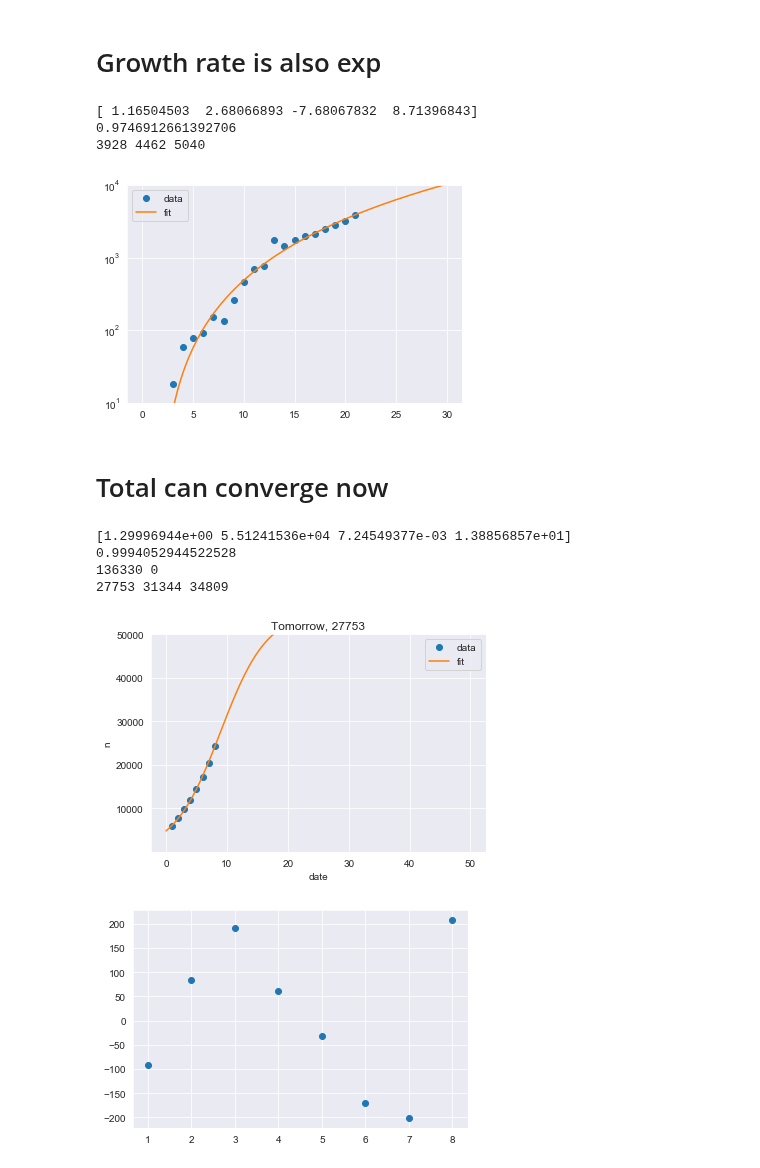
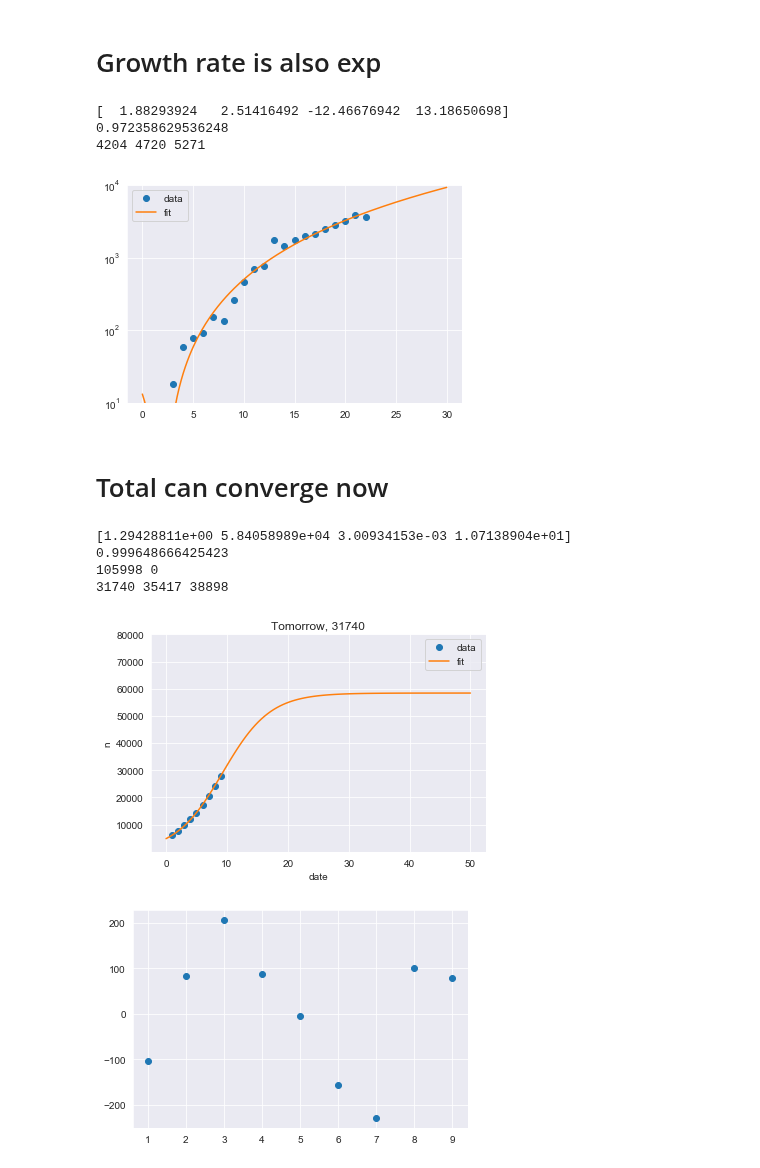
Before and after one commit to tongbaojia/vr_2020, a Jupyter notebook: Virus.ipynb, the cells around one changed output. Saved outputs shown, nothing was run; the diff lists cells and outputs as text; code cells hidden in the pictures.

```diff
--- a/Virus.ipynb
+++ b/Virus.ipynb
@@ -27,10 +27,11 @@ c = [
     2524,
     2826,
     3233,
-    3892
+    3892,
+    3697
 ]
 # %%
-tmr_date = "2_5_2020"
+tmr_date = "2_6_2020"
 # %% [markdown]
 # Standard Imports
 # %%
@@ -140,10 +141,10 @@ plt.yscale('log')
 plt.legend(loc='best')
 plt.show()
 # %% [output]
-[ 1.16504503  2.68066893 -7.68067832  8.71396843]
-0.9746912661392706
-3928 4462 5040
+[  1.88293924   2.51416492 -12.46676942  13.18650698]
+0.972358629536248
+4204 4720 5271
-[figure, old version]
+[figure, new version]
 # %% [markdown]
 # Total can converge now
 # %%
@@ -163,37 +164,37 @@ def prediction(my_func, name="sigmoid"):
 
     perr = np.sqrt(np.diag(pcov))
     popt_up = popt + nstd * perr
     popt_down = popt - nstd * perr
 
     x = np.linspace(0, 50, 100)
     y = my_func(x, *popt)
 
 
     tmr = len(xdata) + 1
     pred = int(my_func(tmr, *popt))
     pred_up = int(my_func(tmr, *popt_up))
     pred_down = int(my_func(tmr, *popt_down))
     print(pred_up, pred_down)
     print(pred, int(my_func(tmr + 1, *popt)), int(my_func(tmr + 2, *popt)))
 
     plt.plot(xdata, ydata, 'o', label='data')
     plt.plot(x, y, label='fit')
     plt.title("Tomorrow, {}".format(pred))
-    plt.ylim(1, 5E4)
+    plt.ylim(1, 8E4)
     plt.savefig('Plots/{}_{}.png'.format(tmr_date, name), dpi=300)
     plt.legend(loc='best')
     plt.xlabel('date')
     plt.ylabel('n')
     plt.show()
     residuals = ydata - my_func(xdata, *popt)
     plt.plot(xdata, residuals, 'o', label='residuals')
     plt.show()
 
 prediction(sigmoid, "sigmoid")
 # %% [output]
-[1.29996944e+00 5.51241536e+04 7.24549377e-03 1.38856857e+01]
-0.9994052944522528
-136330 0
-27753 31344 34809
+[1.29428811e+00 5.84058989e+04 3.00934153e-03 1.07138904e+01]
+0.999648666425423
+105998 0
+31740 35417 38898
-[figure, old version]
+[figure, new version]
-[figure, old version]
+[figure, new version]
```
Also changed, not shown: parts of 2 cells of this notebook, 3 other files.
